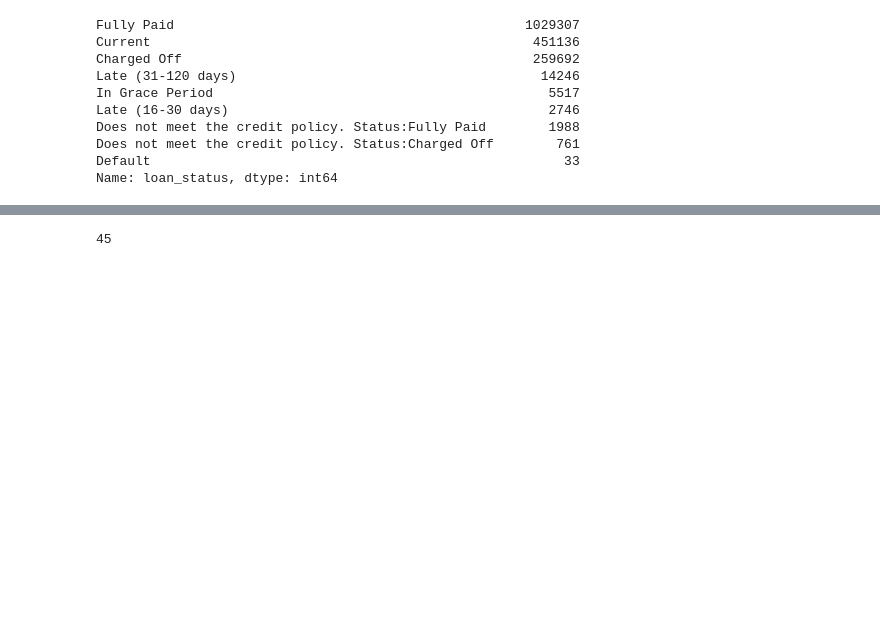
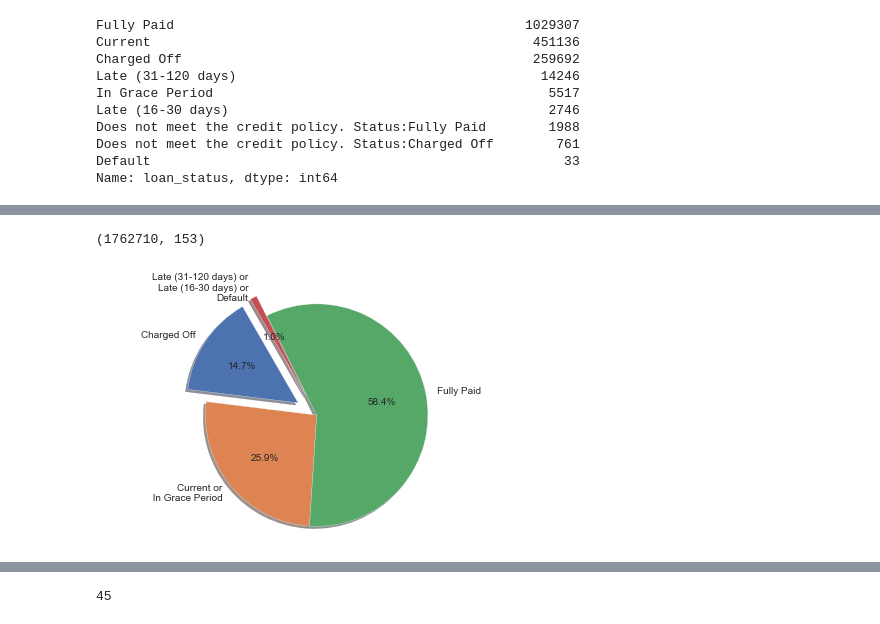
Before and after one commit to xiaobenhou/lendingclub_loan_data, a Jupyter notebook: load_data.ipynb, the cells around one changed output, grey strips where cells are left out. Saved outputs shown, nothing was run; the diff lists cells and outputs as text; code cells hidden in the pictures; blank space fills up the shorter version.

```diff
--- a/load_data.ipynb
+++ b/load_data.ipynb
@@ -61 +106,21 @@ Name: loan_status, dtype: int64
+# %%
+# remove records with status 'Does not meet the credit policy. Status:Charged Off' and 'Does not meet the credit policy. Status:Fully Paid'
+mask = df['loan_status'].isin(lst_values)
+df1=df[~mask]
+df1.shape
+# %% [output]
+(1762710, 153)
+# %%
+#pie chart of loan_status
+labels = [ 'Charged Off','Current or\n In Grace Period', 'Fully Paid', 'Late (31-120 days) or\nLate (16-30 days) or\nDefault']
+sizes = [259692,456653,1029307,17025]
+explode = [0.2,0, 0 ,0.2]
+
+plt.pie(sizes, explode=explode, labels=labels, autopct='%1.1f%%', shadow=True, startangle=120)
+
+plt.axis('equal')
+plt.tight_layout()
+plt.savefig('./figure1.png')
+# %% [output]
+[figure, added]
 # %%
```
Also changed, not shown: parts of 37 cells of this notebook.
